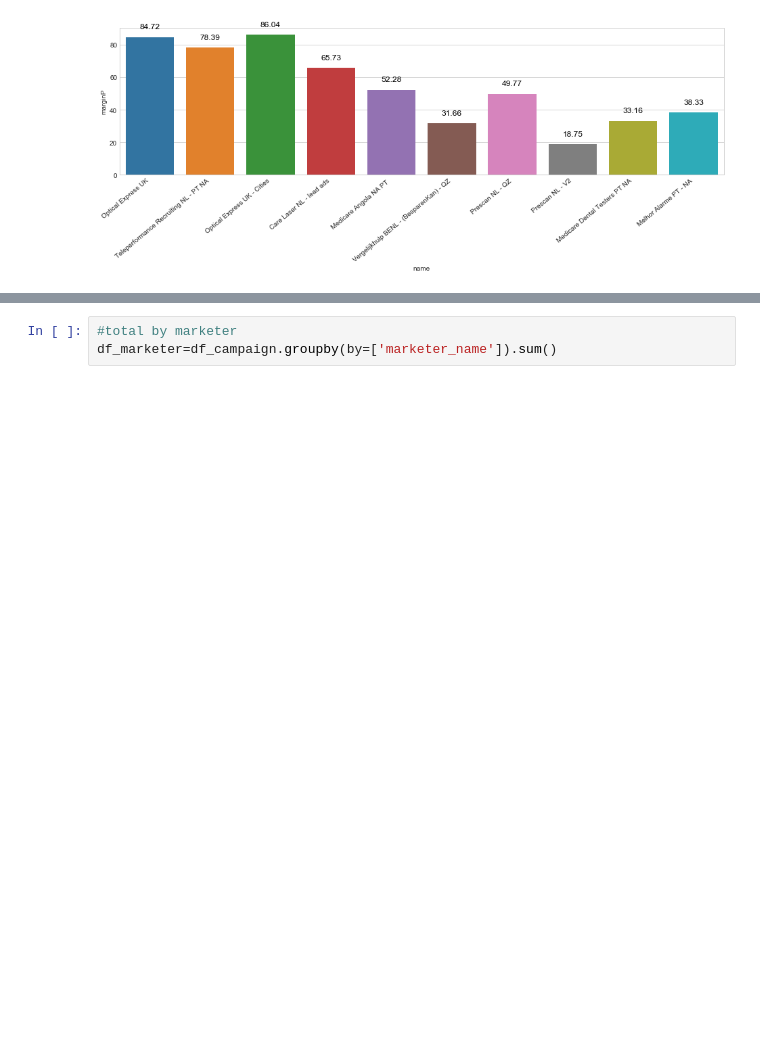
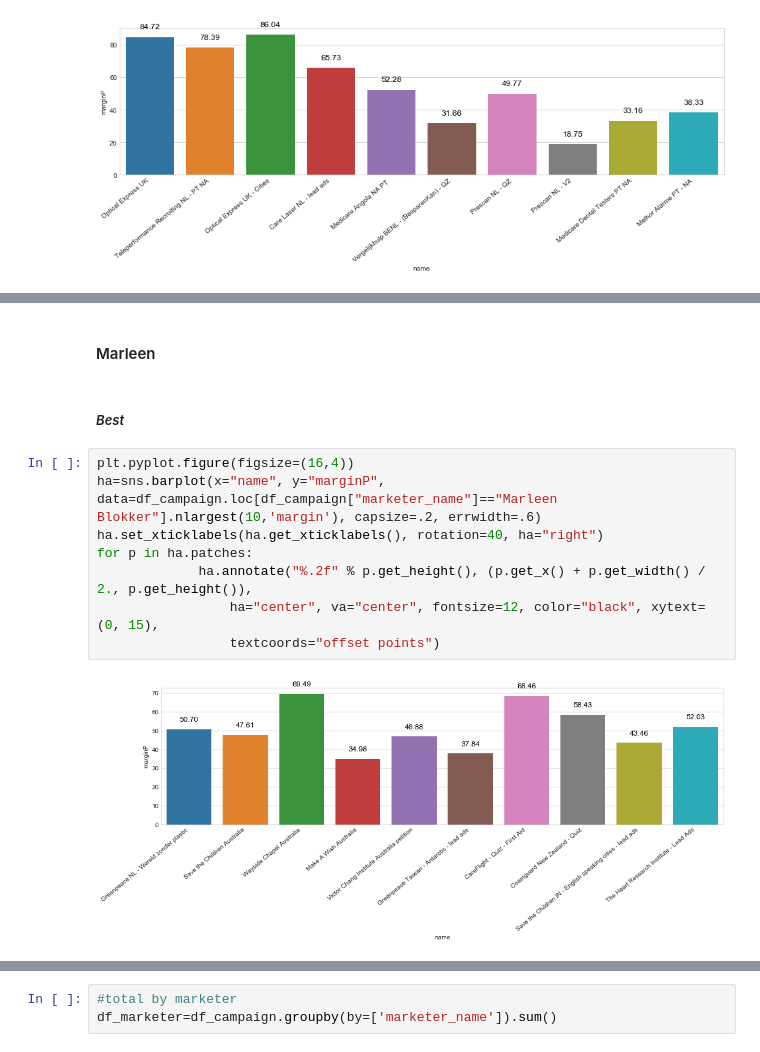
Before and after one commit to dirtyjackeen/GIT, a Jupyter notebook: 25_wt.ipynb, the cells around one changed output, grey strips where cells are left out. Cells and saved outputs as stored; diff of their text form; blank space fills up the shorter version.

```diff
--- a/25_wt.ipynb
+++ b/25_wt.ipynb
@@ -194,0 +188,14 @@ for p in ha.patches:
+# %% [markdown]
+#### Marleen
+# %% [markdown]
+##### *Best*
+# %%
+plt.pyplot.figure(figsize=(16,4))
+ha=sns.barplot(x="name", y="marginP", data=df_campaign.loc[df_campaign["marketer_name"]=="Marleen Blokker"].nlargest(10,'margin'), capsize=.2, errwidth=.6)
+ha.set_xticklabels(ha.get_xticklabels(), rotation=40, ha="right")
+for p in ha.patches:
+             ha.annotate("%.2f" % p.get_height(), (p.get_x() + p.get_width() / 2., p.get_height()),
+                 ha="center", va="center", fontsize=12, color="black", xytext=(0, 15),
+                 textcoords="offset points")
+# %% [output]
+[figure, added]
```
Also changed, not shown: parts of 36 cells of this notebook.
